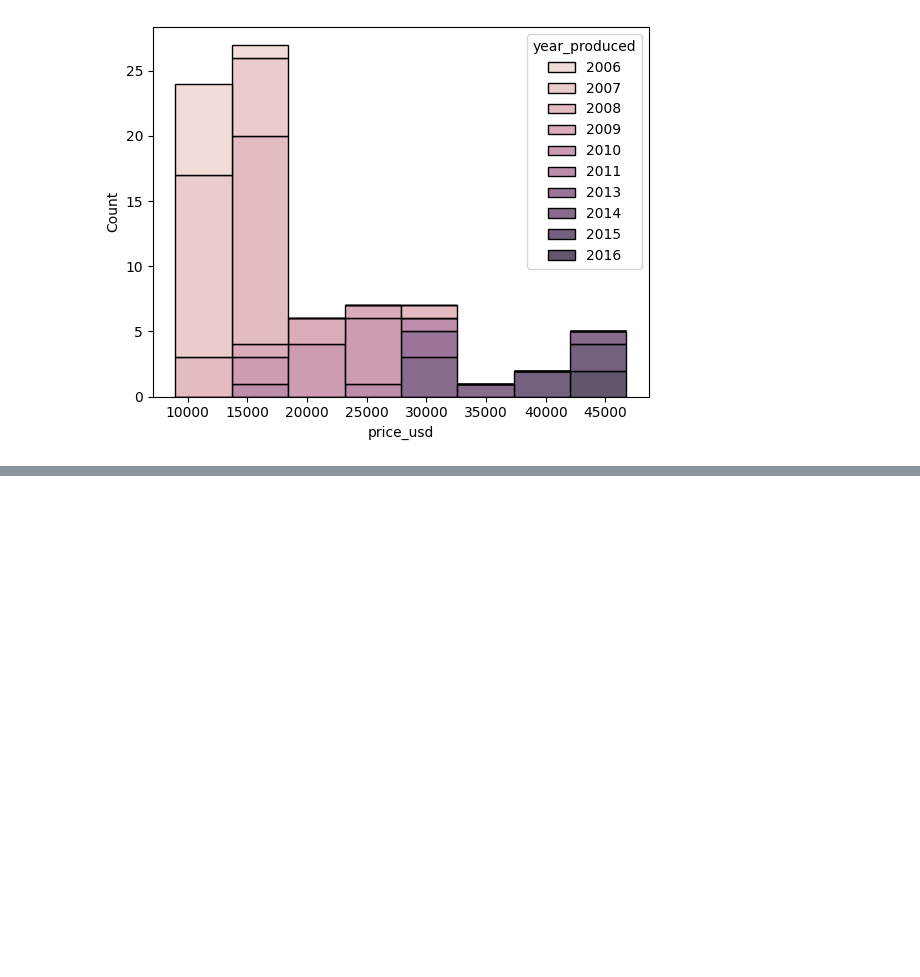
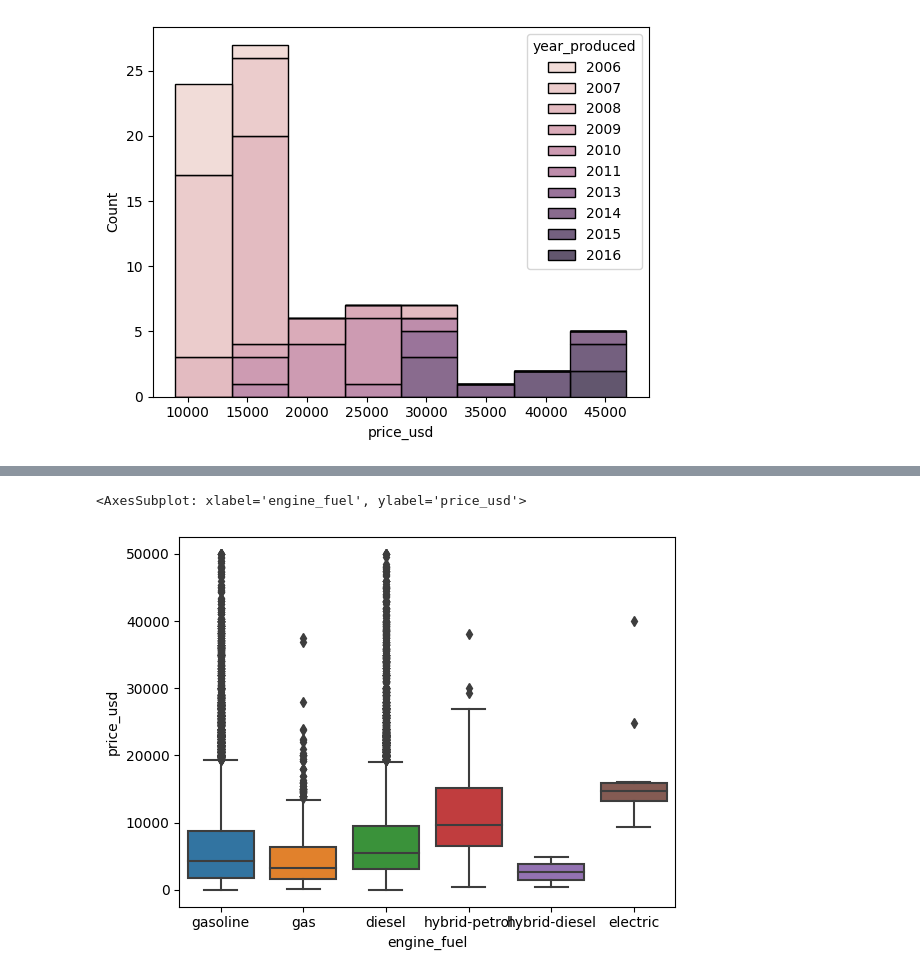
Before and after one commit to luchoss10/stadistics_couse, a Jupyter notebook: 04_tipos_de_datos.ipynb, the cells around one changed output, grey strips where cells are left out. Drawn from its saved outputs; the diff is of its cells as text; code cells hidden in the pictures; blank space fills up the shorter version.

```diff
--- a/04_tipos_de_datos.ipynb
+++ b/04_tipos_de_datos.ipynb
@@ -85,0 +124,5 @@ sns.histplot(my_inerest_Q7, x = 'price_usd', hue = 'year_produced', multiple="st
+# %%
+sns.boxplot(x="engine_fuel", y="price_usd", data=cars_df)
+# %% [output]
+<AxesSubplot: xlabel='engine_fuel', ylabel='price_usd'>
+[figure, added]
```
Also changed, not shown: parts of 11 cells of this notebook, 5 other files.
